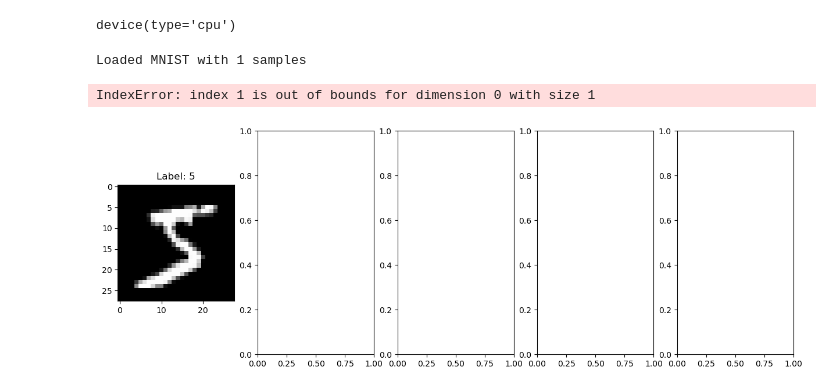
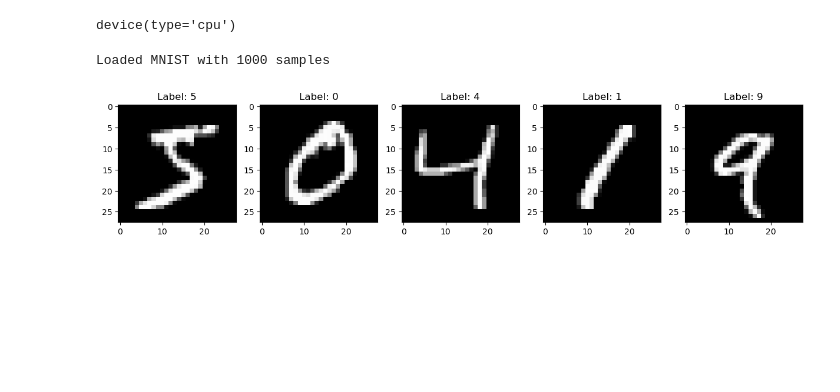
Before and after one commit to joeagriffith/ml-learning, a Jupyter notebook: Deep_Learning/Experimental/Hebbian_Learning/mnist/mnist.ipynb, the cells around one changed output. Saved outputs shown, nothing was run; the diff lists cells and outputs as text; code cells hidden in the pictures; blank space fills up the shorter version.

```diff
--- a/Deep_Learning/Experimental/Hebbian_Learning/mnist/mnist.ipynb
+++ b/Deep_Learning/Experimental/Hebbian_Learning/mnist/mnist.ipynb
@@ -18,27 +18,26 @@ device(type='cpu')
 # %%
 transform = transforms.Compose([
     transforms.ToTensor(),
     transforms.Normalize((0.1307,), (0.3081,)),
 ])
 
-subset_size = 1
+subset_size = 1000
 raw_dataset = datasets.MNIST(root="../Datasets/", train=True, transform=transform, download=False)
 raw_dataset = torch.utils.data.Subset(raw_dataset, range(subset_size))
 
 positive_dataset = PreloadedDataset.from_dataset(raw_dataset, transforms.ToTensor(), device)
 print(f'Loaded MNIST with {len(positive_dataset)} samples')
 # show first samples
 import matplotlib.pyplot as plt
 import numpy as np
 fig, axs = plt.subplots(1, 5, figsize=(15, 5))
 for i in range(5):
     axs[i].imshow(np.squeeze(positive_dataset[i][0].numpy()), cmap='gray')
     axs[i].set_title(f"Label: {positive_dataset[i][1]}")
 plt.show()
 # %% [output]
-Loaded MNIST with 1 samples
+Loaded MNIST with 1000 samples
-IndexError: index 1 is out of bounds for dimension 0 with size 1
-[figure, old version]
+[figure, new version]
 # %%
 def mix_images(x1, x2, steps=10):
     mask = torch.bernoulli(torch.ones((28,28))*0.5).unsqueeze(0).unsqueeze(0)
```
Also changed, not shown: parts of 10 cells of this notebook, 1 other file.
